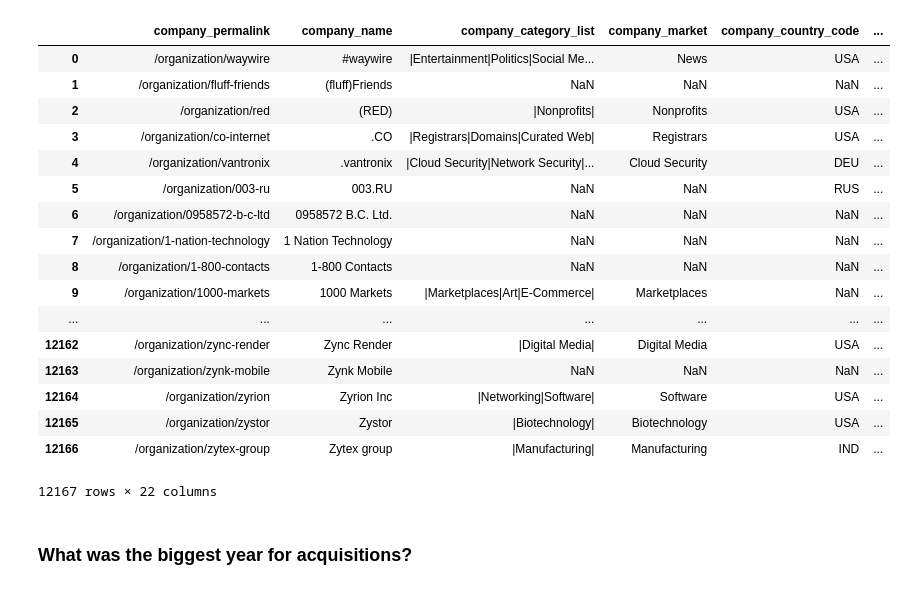
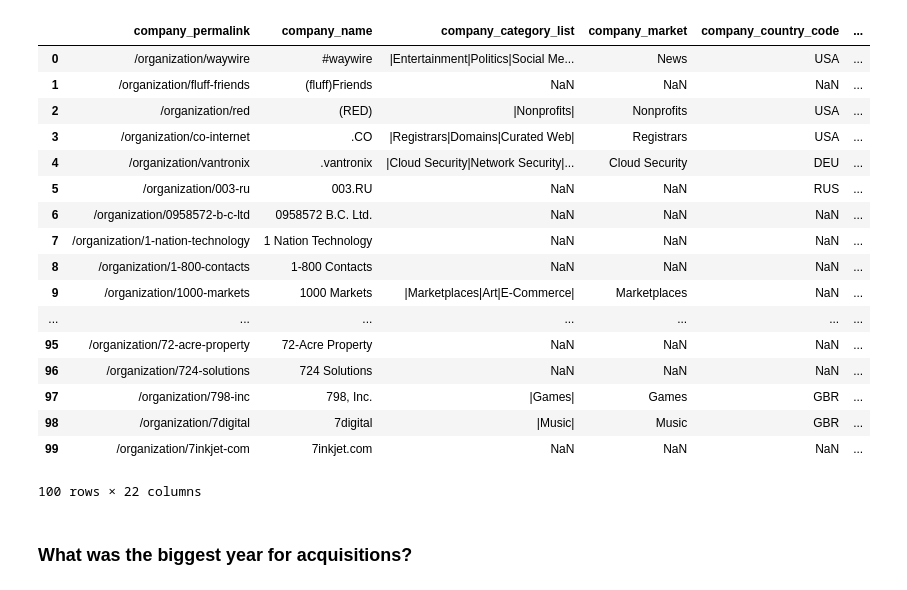
Before and after one commit to garenshtam/iPythonNotebook, a Jupyter notebook: Mini Data Project.ipynb, the cells around one changed output. Cells and saved outputs as stored; diff of their text form; code cells hidden in the pictures.

```diff
--- a/Mini Data Project.ipynb
+++ b/Mini Data Project.ipynb
@@ -7,25 +11,25 @@ import csv
 # %%
-acq = pd.read_csv('C:\\Users\\Gabe\\Documents\\Springboard\\Mini Data Project\\XML_data_acquisitions.csv')
-acq
+acq = pd.read_csv('C:\\Users\\Gabe\\Documents\\Springboard\\Projects\\Mini Data Project\\XML_data_acquisitions.csv')
+acq.head(100)
 # %% [output]
 |  | company_permalink | company_name | company_category_list | company_market | company_country_code | ... |
 | 0 | /organization/waywire | #waywire | |Entertainment|Politics|Social Me... | News | USA | ... |
 | 1 | /organization/fluff-friends | (fluff)Friends | NaN | NaN | NaN | ... |
 | 2 | /organization/red | (RED) | |Nonprofits| | Nonprofits | USA | ... |
 | 3 | /organization/co-internet | .CO | |Registrars|Domains|Curated Web| | Registrars | USA | ... |
 | 4 | /organization/vantronix | .vantronix | |Cloud Security|Network Security|... | Cloud Security | DEU | ... |
 | 5 | /organization/003-ru | 003.RU | NaN | NaN | RUS | ... |
 | 6 | /organization/0958572-b-c-ltd | 0958572 B.C. Ltd. | NaN | NaN | NaN | ... |
 | 7 | /organization/1-nation-technology | 1 Nation Technology | NaN | NaN | NaN | ... |
 | 8 | /organization/1-800-contacts | 1-800 Contacts | NaN | NaN | NaN | ... |
 | 9 | /organization/1000-markets | 1000 Markets | |Marketplaces|Art|E-Commerce| | Marketplaces | NaN | ... |
 | ... | ... | ... | ... | ... | ... | ... |
-| 12162 | /organization/zync-render | Zync Render | |Digital Media| | Digital Media | USA | ... |
-| 12163 | /organization/zynk-mobile | Zynk Mobile | NaN | NaN | NaN | ... |
-| 12164 | /organization/zyrion | Zyrion Inc | |Networking|Software| | Software | USA | ... |
-| 12165 | /organization/zystor | Zystor | |Biotechnology| | Biotechnology | USA | ... |
-| 12166 | /organization/zytex-group | Zytex group | |Manufacturing| | Manufacturing | IND | ... |
+| 95 | /organization/72-acre-property | 72-Acre Property | NaN | NaN | NaN | ... |
+| 96 | /organization/724-solutions | 724 Solutions | NaN | NaN | NaN | ... |
+| 97 | /organization/798-inc | 798, Inc. | |Games| | Games | GBR | ... |
+| 98 | /organization/7digital | 7digital | |Music| | Music | GBR | ... |
+| 99 | /organization/7inkjet-com | 7inkjet.com | NaN | NaN | NaN | ... |
-12167 rows × 22 columns
+100 rows × 22 columns
 # %% [markdown]
 ### What was the biggest year for acquisitions?
 # %%
```
Also changed, not shown: parts of 35 cells of this notebook.
